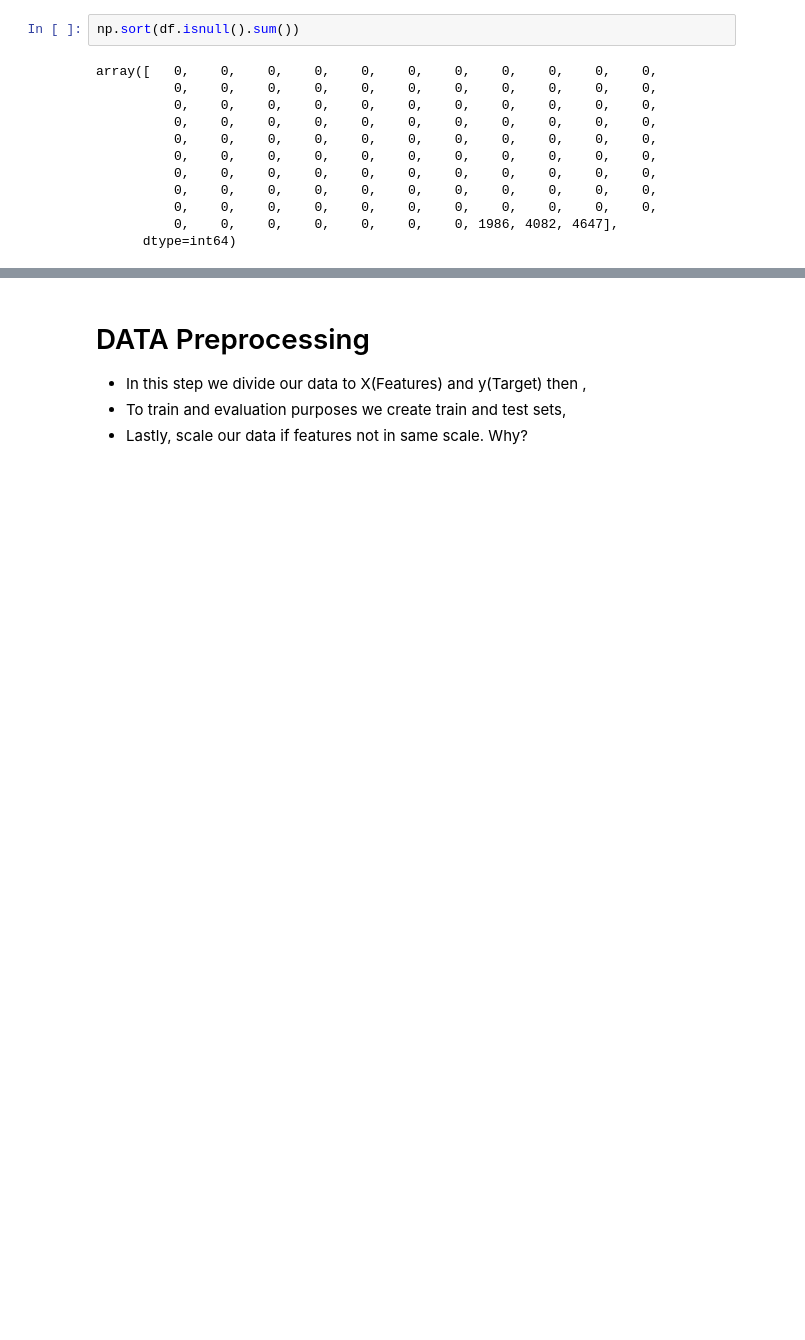
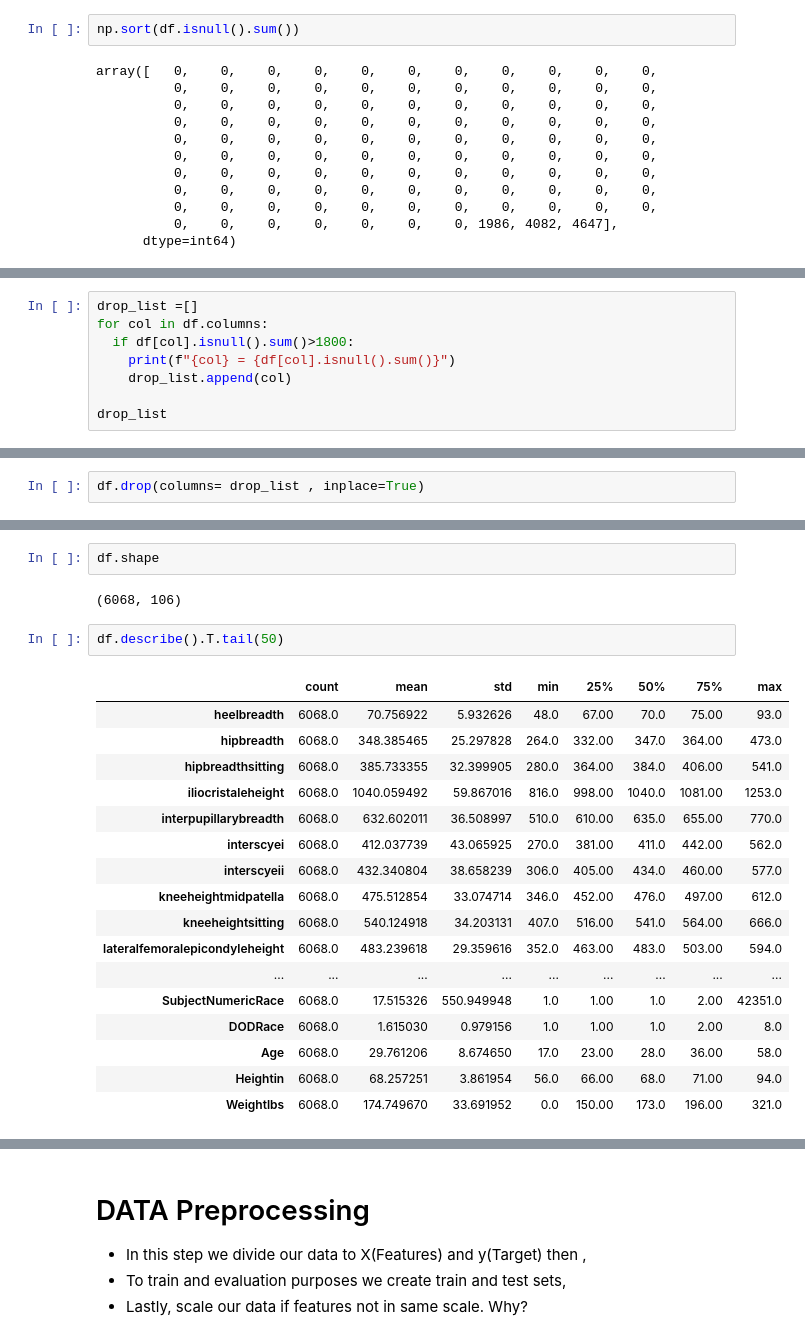
Before and after one commit to yasir5008/DS_-_ITF_Just_Working_Directory, a Jupyter notebook: ML/soldier project/soldier_race_project_students.ipynb, the cells around one changed output, grey strips where cells are left out. Drawn from its saved outputs; the diff is of its cells as text; blank space fills up the shorter version.

```diff
--- a/ML/soldier project/soldier_race_project_students.ipynb
+++ b/ML/soldier project/soldier_race_project_students.ipynb
@@ -192,0 +205,8 @@ array([   0,    0,    0,    0,    0,    0,    0,    0,    0,    0,    0,
+# %%
+drop_list =[]
+for col in df.columns:
+  if df[col].isnull().sum()>1800:
+    print(f"{col} = {df[col].isnull().sum()}")
+    drop_list.append(col)
+
+drop_list
@@ -192,0 +230,2 @@ array([   0,    0,    0,    0,    0,    0,    0,    0,    0,    0,    0,
+# %%
+df.drop(columns= drop_list , inplace=True)
@@ -192,0 +242,24 @@ array([   0,    0,    0,    0,    0,    0,    0,    0,    0,    0,    0,
+# %%
+df.shape
+# %% [output]
+(6068, 106)
+# %%
+df.describe().T.tail(50)
+# %% [output]
+|  | count | mean | std | min | 25% | 50% | 75% | max |
+| heelbreadth | 6068.0 | 70.756922 | 5.932626 | 48.0 | 67.00 | 70.0 | 75.00 | 93.0 |
+| hipbreadth | 6068.0 | 348.385465 | 25.297828 | 264.0 | 332.00 | 347.0 | 364.00 | 473.0 |
+| hipbreadthsitting | 6068.0 | 385.733355 | 32.399905 | 280.0 | 364.00 | 384.0 | 406.00 | 541.0 |
+| iliocristaleheight | 6068.0 | 1040.059492 | 59.867016 | 816.0 | 998.00 | 1040.0 | 1081.00 | 1253.0 |
+| interpupillarybreadth | 6068.0 | 632.602011 | 36.508997 | 510.0 | 610.00 | 635.0 | 655.00 | 770.0 |
+| interscyei | 6068.0 | 412.037739 | 43.065925 | 270.0 | 381.00 | 411.0 | 442.00 | 562.0 |
+| interscyeii | 6068.0 | 432.340804 | 38.658239 | 306.0 | 405.00 | 434.0 | 460.00 | 577.0 |
+| kneeheightmidpatella | 6068.0 | 475.512854 | 33.074714 | 346.0 | 452.00 | 476.0 | 497.00 | 612.0 |
+| kneeheightsitting | 6068.0 | 540.124918 | 34.203131 | 407.0 | 516.00 | 541.0 | 564.00 | 666.0 |
+| lateralfemoralepicondyleheight | 6068.0 | 483.239618 | 29.359616 | 352.0 | 463.00 | 483.0 | 503.00 | 594.0 |
+| ... | ... | ... | ... | ... | ... | ... | ... | ... |
+| SubjectNumericRace | 6068.0 | 17.515326 | 550.949948 | 1.0 | 1.00 | 1.0 | 2.00 | 42351.0 |
+| DODRace | 6068.0 | 1.615030 | 0.979156 | 1.0 | 1.00 | 1.0 | 2.00 | 8.0 |
+| Age | 6068.0 | 29.761206 | 8.674650 | 17.0 | 23.00 | 28.0 | 36.00 | 58.0 |
+| Heightin | 6068.0 | 68.257251 | 3.861954 | 56.0 | 66.00 | 68.0 | 71.00 | 94.0 |
+| Weightlbs | 6068.0 | 174.749670 | 33.691952 | 0.0 | 150.00 | 173.0 | 196.00 | 321.0 |
```
Also changed, not shown: parts of 19 cells of this notebook.
